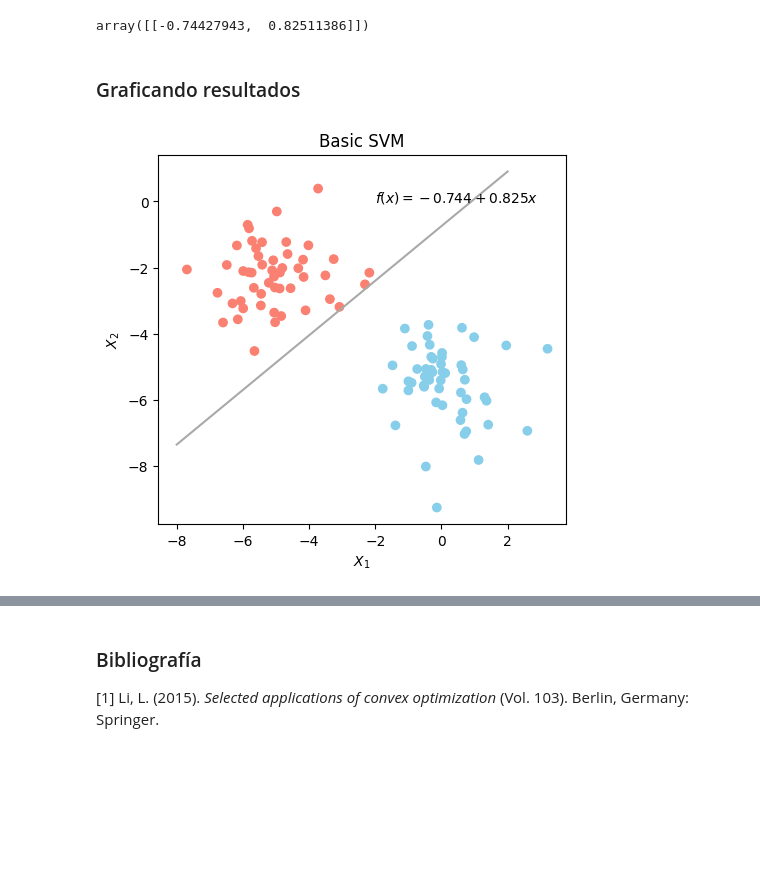
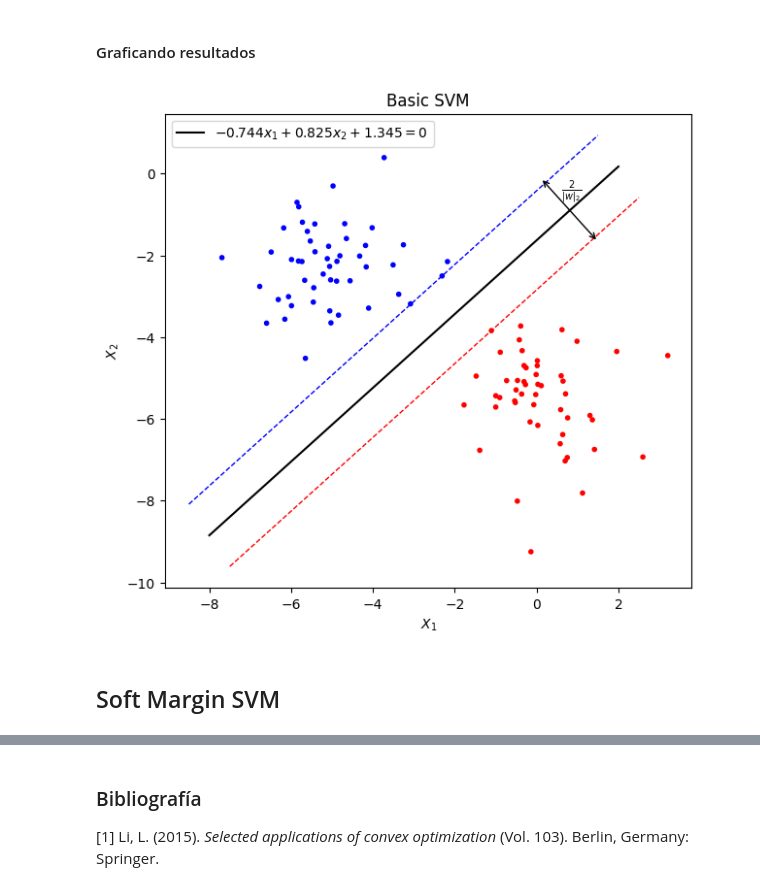
Before and after one commit to jbardalesr/nonlinear-programming, a Jupyter notebook: pc4_svm.ipynb, the cells around one changed output, grey strips where cells are left out. Drawn from its saved outputs; the diff is of its cells as text; code cells hidden in the pictures; blank space fills up the shorter version.

```diff
--- a/pc4_svm.ipynb
+++ b/pc4_svm.ipynb
@@ -25,10 +51,15 @@ y = y * 2 - 1
 # %%
 def svm_prim_sep(X: np.ndarray, y: np.ndarray):
     m, n = X.shape
+    # Declaración de variables
     w = cp.Variable(n)
     b = cp.Variable()
-    objective = cp.Minimize(cp.norm(w))
+    # Define la función objetivo
+    objective = cp.Minimize(cp.sum_squares(w) / 2)
+    # Define las restricciones del problema
     constraints = [cp.multiply(y, X @ w + b) >= 1]
+    # Resuelve el problema de optimización
     problem = cp.Problem(objective, constraints)
     problem.solve()
+    # Retorna los resultados
     return w.value, b.value
@@ -39,0 +66,3 @@ array([-0.74427951,  0.82511409])
+# %%
+w_primal, b_primal = svm_prim_sep(X, y)
+print(f"w={w_primal}, b={b_primal}")
@@ -48,19 +116,31 @@ SVC(kernel='linear')
-# %%
-svm.coef_
-# %% [output]
-array([[-0.74427943,  0.82511386]])
 # %% [markdown]
-### Graficando resultados
+#### Graficando resultados
-# %%
-f = lambda x: w_sol[0] + x * w_sol[1]
-# %%
-plt.title("Basic SVM")
-plt.xlabel("$X_1$")
-plt.ylabel("$X_2$")
-plt.scatter(X[:, 0], X[:, 1], c=y, cmap=co.ListedColormap(['skyblue', 'salmon']))
-plt.plot([-8, 2], [f(-8), f(2)], c='darkgray')
-plt.text(x=-2, y=0, s=f"$f(x)={w_sol[0]:0.3f} + {w_sol[1]:0.3f}x$")
-plt.axis("scaled")
-plt.show()
-# %% [output]
-[figure, removed]
+# %%
+def f(x, shift=0):
+    return 1 / w_primal[1] * (shift - b_primal - x * w_primal[0])
+
+
+def g(x, shift=0):
+    return x * w_primal[1] / w_primal[0]
+# %%
+plt.figure(figsize=(7, 7))
+plt.title("Basic SVM")
+plt.xlabel("$X_1$")
+plt.ylabel("$X_2$")
+plt.scatter(X[:, 0], X[:, 1], c=y, cmap=co.ListedColormap(['red', 'blue']), marker='.')
+# blue line
+plt.plot([-8.5, 1.5], [f(-8.5, 1), f(1.5, 1)], c='blue', linestyle='--', linewidth=1.0)
+# black line
+plt.plot([-8, 2], [f(-8), f(2)], c='black', label=f'${w_primal[0]:0.3f}x_1+{w_primal[1]:0.3f}x_2 + {b_primal:0.3f} = 0$')
+# red line
+plt.plot([-7.5, 2.5], [f(-7.5, -1), f(2.5, -1)], c='red', linestyle='--', linewidth=1.0)
+# perpendicular arrow
+plt.annotate("", xy=(0.1, g(0.1)), xytext=(1.5, g(1.5)), arrowprops=dict(arrowstyle="<->"))
+plt.text(0.6, -0.5, "$\\frac{2}{|w|_2}$")
+plt.legend()
+plt.axis("scaled")
+plt.show()
+# %% [output]
+[figure, added]
+# %% [markdown]
+## Soft Margin SVM
```
Also changed, not shown: parts of 31 cells of this notebook.
